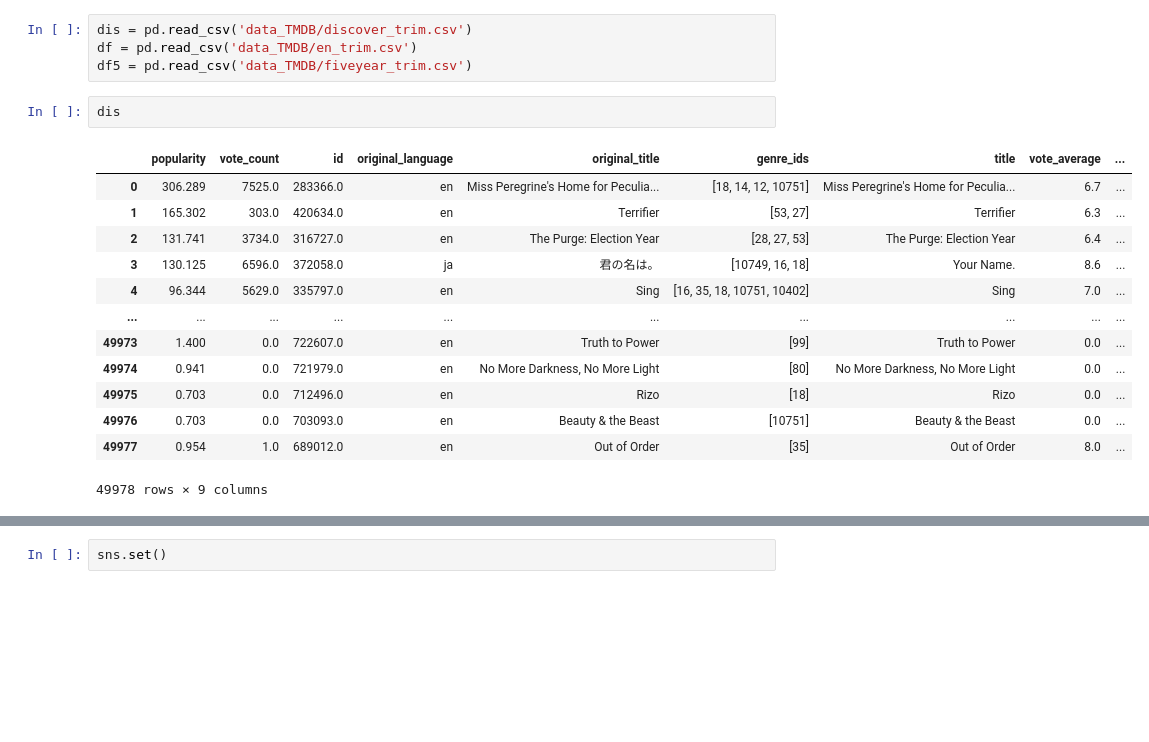
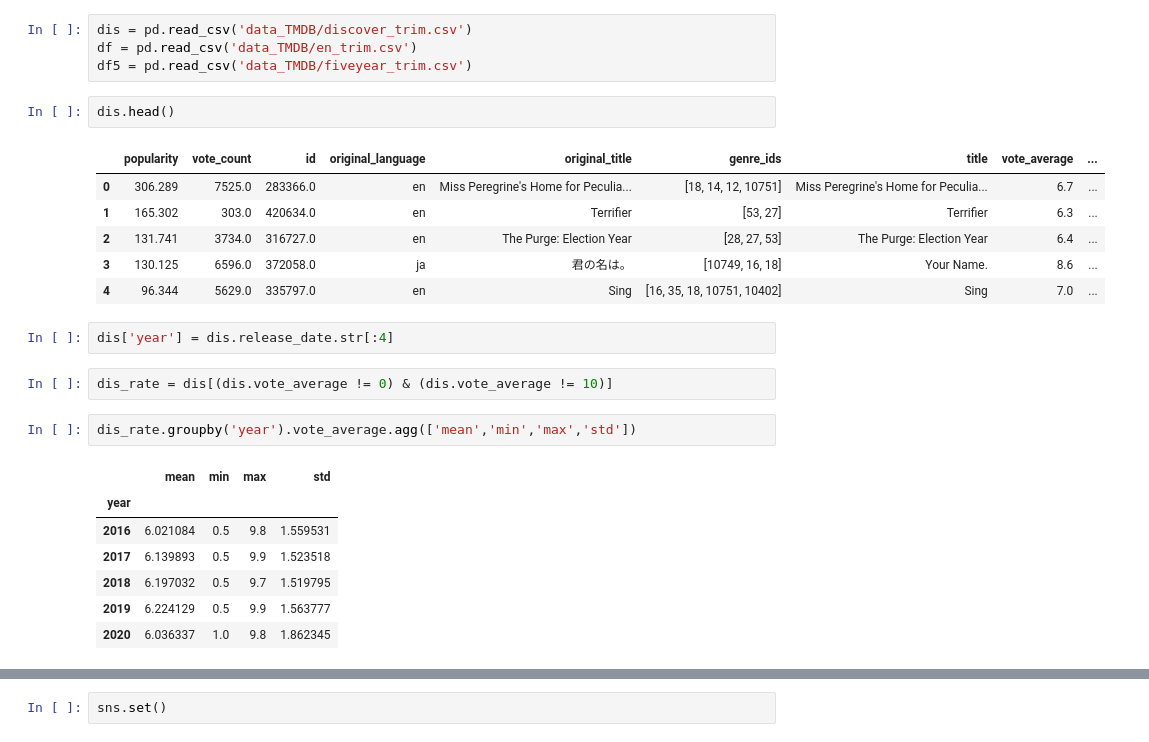
Before and after one commit to ghcn345/Data-Science-in-Film-Industry, a Jupyter notebook: student.ipynb, the cells around one changed output, grey strips where cells are left out. Cells and saved outputs as stored; diff of their text form; blank space fills up the shorter version.

```diff
--- a/student.ipynb
+++ b/student.ipynb
@@ -108,18 +108,25 @@ dis = pd.read_csv('data_TMDB/discover_trim.csv')
 df = pd.read_csv('data_TMDB/en_trim.csv')
 df5 = pd.read_csv('data_TMDB/fiveyear_trim.csv')
 # %%
-dis
+dis.head()
 # %% [output]
 |  | popularity | vote_count | id | original_language | original_title | genre_ids | title | vote_average | ... |
 | 0 | 306.289 | 7525.0 | 283366.0 | en | Miss Peregrine's Home for Peculia... | [18, 14, 12, 10751] | Miss Peregrine's Home for Peculia... | 6.7 | ... |
 | 1 | 165.302 | 303.0 | 420634.0 | en | Terrifier | [53, 27] | Terrifier | 6.3 | ... |
 | 2 | 131.741 | 3734.0 | 316727.0 | en | The Purge: Election Year | [28, 27, 53] | The Purge: Election Year | 6.4 | ... |
 | 3 | 130.125 | 6596.0 | 372058.0 | ja | 君の名は。 | [10749, 16, 18] | Your Name. | 8.6 | ... |
 | 4 | 96.344 | 5629.0 | 335797.0 | en | Sing | [16, 35, 18, 10751, 10402] | Sing | 7.0 | ... |
-| ... | ... | ... | ... | ... | ... | ... | ... | ... | ... |
-| 49973 | 1.400 | 0.0 | 722607.0 | en | Truth to Power | [99] | Truth to Power | 0.0 | ... |
-| 49974 | 0.941 | 0.0 | 721979.0 | en | No More Darkness, No More Light | [80] | No More Darkness, No More Light | 0.0 | ... |
-| 49975 | 0.703 | 0.0 | 712496.0 | en | Rizo | [18] | Rizo | 0.0 | ... |
-| 49976 | 0.703 | 0.0 | 703093.0 | en | Beauty & the Beast | [10751] | Beauty & the Beast | 0.0 | ... |
-| 49977 | 0.954 | 1.0 | 689012.0 | en | Out of Order | [35] | Out of Order | 8.0 | ... |
-49978 rows × 9 columns
+# %%
+dis['year'] = dis.release_date.str[:4]
+# %%
+dis_rate = dis[(dis.vote_average != 0) & (dis.vote_average != 10)]
+# %%
+dis_rate.groupby('year').vote_average.agg(['mean','min','max','std'])
+# %% [output]
+|  | mean | min | max | std |
+| year |  |  |  |  |
+| 2016 | 6.021084 | 0.5 | 9.8 | 1.559531 |
+| 2017 | 6.139893 | 0.5 | 9.9 | 1.523518 |
+| 2018 | 6.197032 | 0.5 | 9.7 | 1.519795 |
+| 2019 | 6.224129 | 0.5 | 9.9 | 1.563777 |
+| 2020 | 6.036337 | 1.0 | 9.8 | 1.862345 |
```
Also changed, not shown: parts of 25 cells of this notebook.
